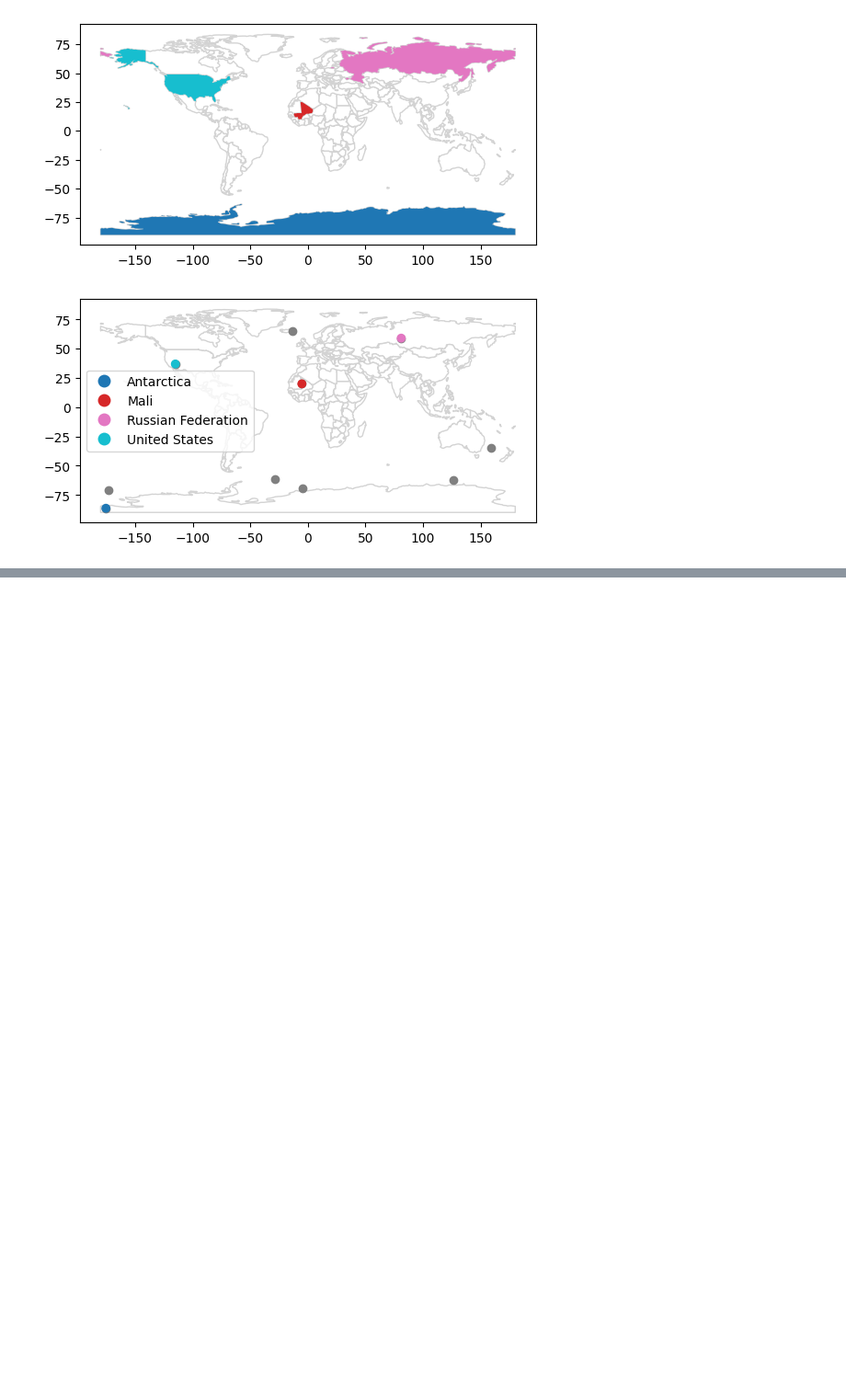
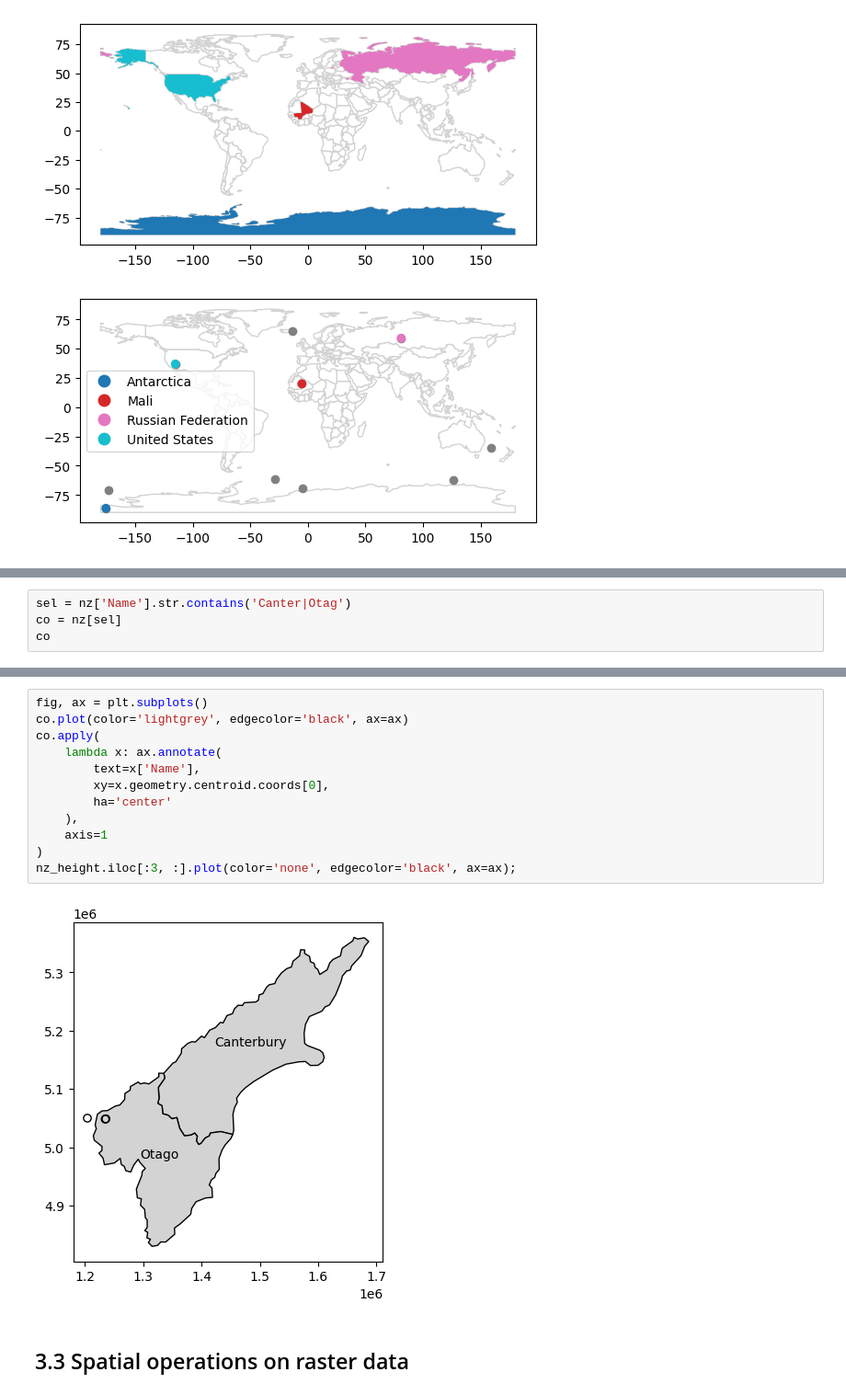
Before and after one commit to balmdui/tutorial_geocompy, a Jupyter notebook: 03_spatial.ipynb, the cells around one changed output, grey strips where cells are left out. Shown at 92% size. Saved outputs shown, nothing was run; the diff lists cells and outputs as text; blank space fills up the shorter version.

```diff
--- a/03_spatial.ipynb
+++ b/03_spatial.ipynb
@@ -318,0 +608,4 @@ random_joined.plot(ax=base, column='name_long', legend=True);
+# %%
+sel = nz['Name'].str.contains('Canter|Otag')
+co = nz[sel]
+co
@@ -318,0 +624,16 @@ random_joined.plot(ax=base, column='name_long', legend=True);
+# %%
+fig, ax = plt.subplots()
+co.plot(color='lightgrey', edgecolor='black', ax=ax)
+co.apply(
+    lambda x: ax.annotate(
+        text=x['Name'],
+        xy=x.geometry.centroid.coords[0],
+        ha='center'
+    ),
+    axis=1
+)
+nz_height.iloc[:3, :].plot(color='none', edgecolor='black', ax=ax);
+# %% [output]
+[figure, added]
+# %% [markdown]
+## 3.3 Spatial operations on raster data
```
Also changed, not shown: parts of 35 cells of this notebook.
